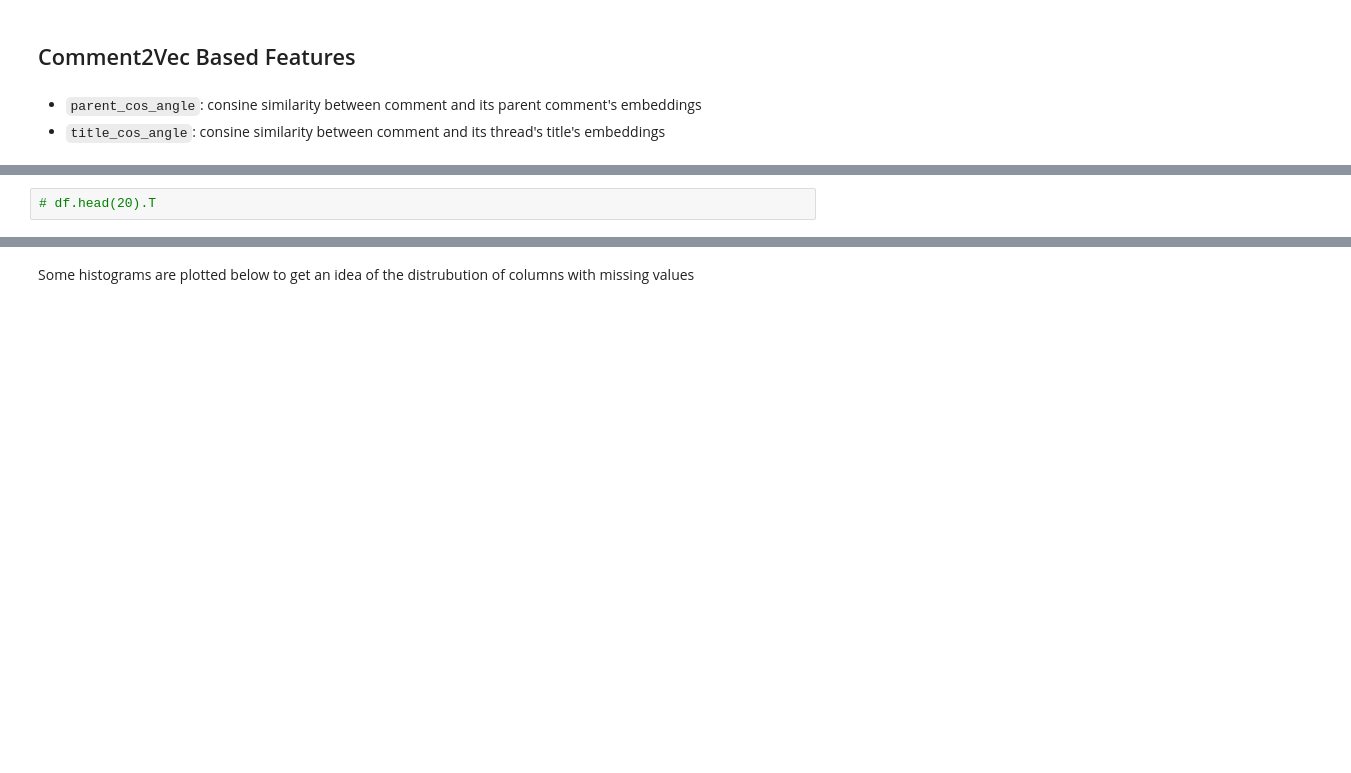
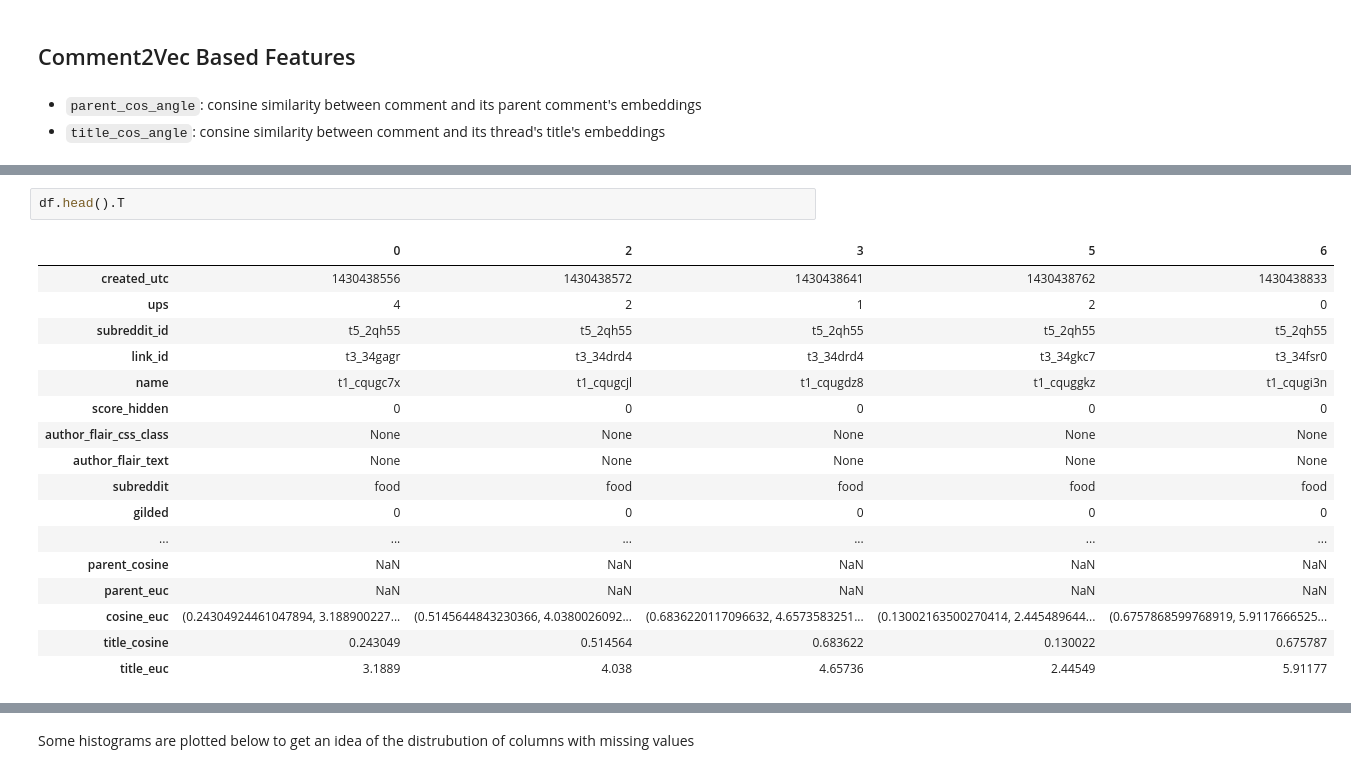
Before and after one commit to Prakhar-USF/ml-reddit, a Jupyter notebook: data_processing/data_processing.ipynb, the cells around one changed output, grey strips where cells are left out. Saved outputs shown, nothing was run; the diff lists cells and outputs as text; blank space fills up the shorter version.

```diff
--- a/data_processing/data_processing.ipynb
+++ b/data_processing/data_processing.ipynb
@@ -983,5 +996,23 @@ del gloves
 # %%
-# df.head(20).T
+df.head().T
+# %% [output]
+|  | 0 | 2 | 3 | 5 | 6 |
+| created_utc | 1430438556 | 1430438572 | 1430438641 | 1430438762 | 1430438833 |
+| ups | 4 | 2 | 1 | 2 | 0 |
+| subreddit_id | t5_2qh55 | t5_2qh55 | t5_2qh55 | t5_2qh55 | t5_2qh55 |
+| link_id | t3_34gagr | t3_34drd4 | t3_34drd4 | t3_34gkc7 | t3_34fsr0 |
+| name | t1_cqugc7x | t1_cqugcjl | t1_cqugdz8 | t1_cquggkz | t1_cqugi3n |
+| score_hidden | 0 | 0 | 0 | 0 | 0 |
+| author_flair_css_class | None | None | None | None | None |
+| author_flair_text | None | None | None | None | None |
+| subreddit | food | food | food | food | food |
+| gilded | 0 | 0 | 0 | 0 | 0 |
+| ... | ... | ... | ... | ... | ... |
+| parent_cosine | NaN | NaN | NaN | NaN | NaN |
+| parent_euc | NaN | NaN | NaN | NaN | NaN |
+| cosine_euc | (0.24304924461047894, 3.188900227... | (0.5145644843230366, 4.0380026092... | (0.6836220117096632, 4.6573583251... | (0.13002163500270414, 2.445489644... | (0.6757868599768919, 5.9117666525... |
+| title_cosine | 0.243049 | 0.514564 | 0.683622 | 0.130022 | 0.675787 |
+| title_euc | 3.1889 | 4.038 | 4.65736 | 2.44549 | 5.91177 |
 # %%
 print(df.shape)
 f"{df.memory_usage(deep=True).sum() / 1023.0**3} GB"
```
Also changed, not shown: parts of 21 cells of this notebook.
